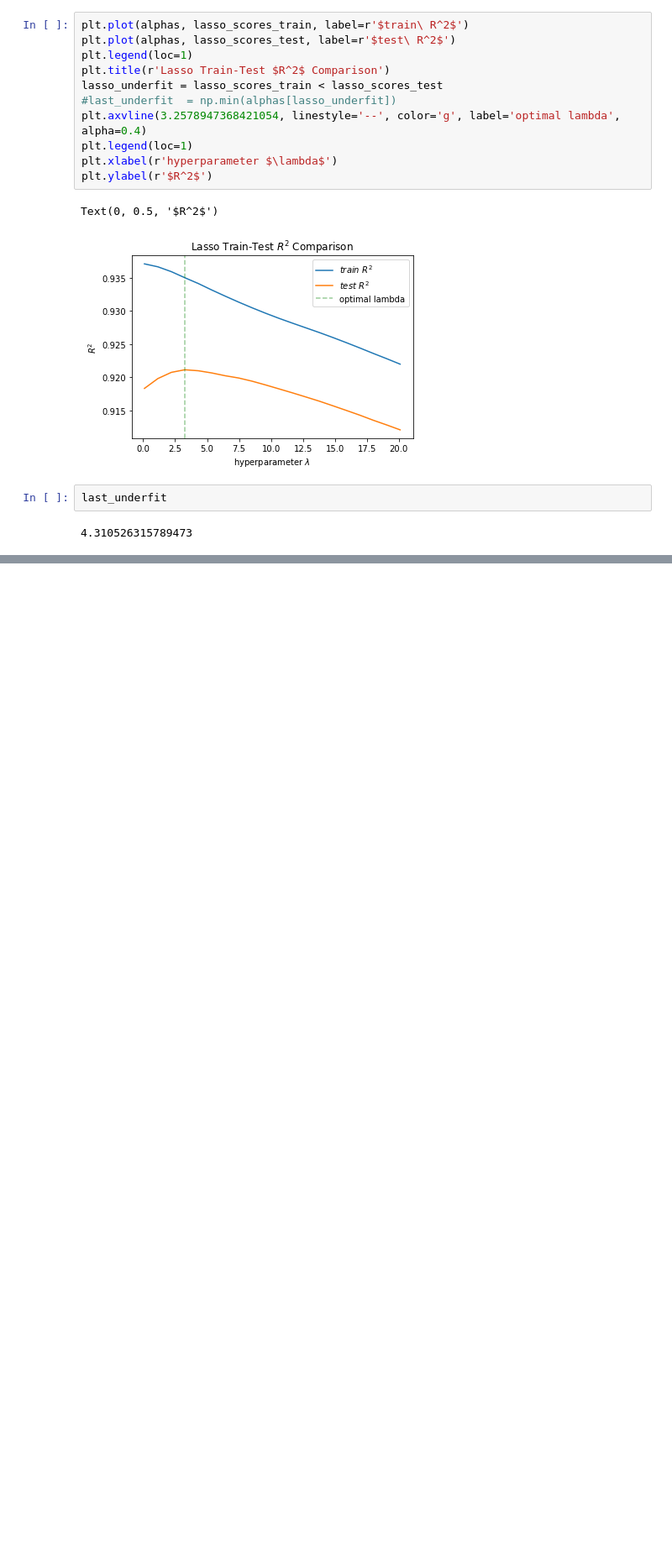
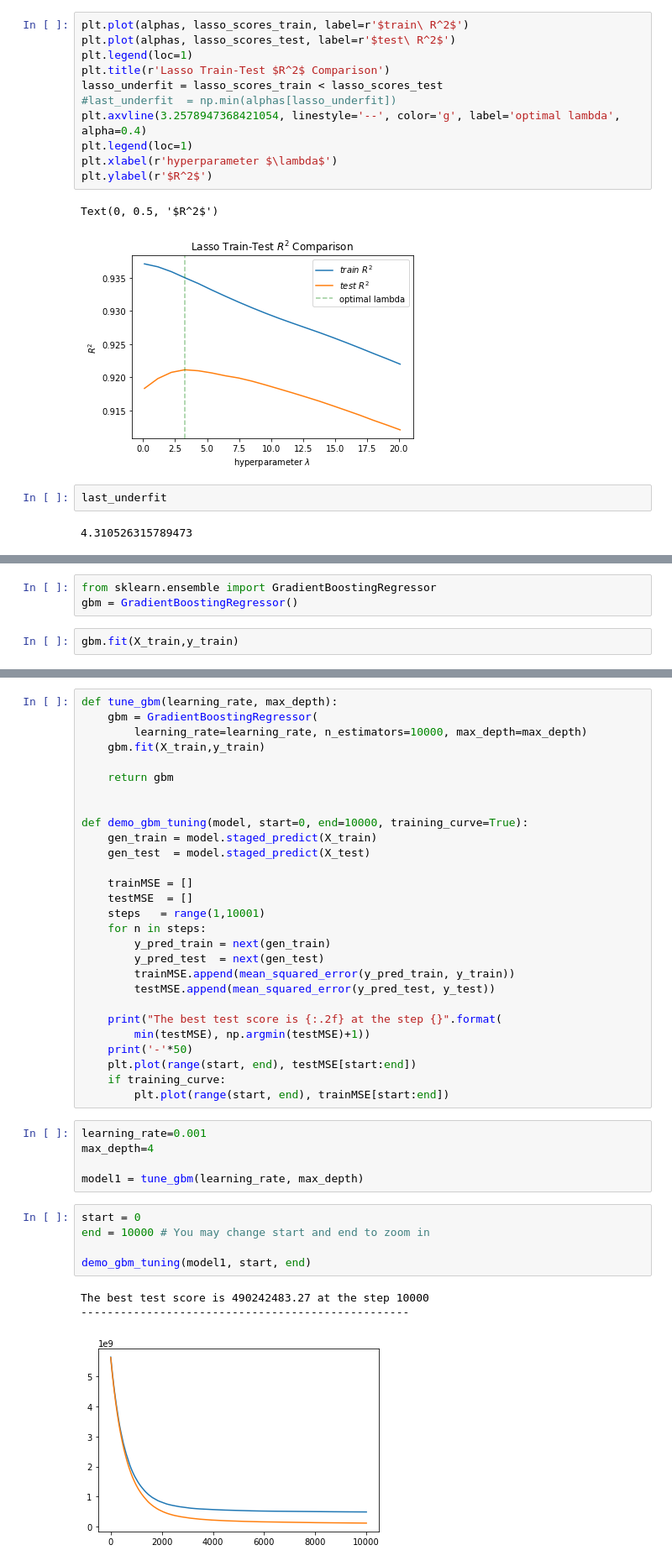
Before and after one commit to mobrien829/ames-ml-project, a Jupyter notebook: Joaquin/Imputed_Data_Model.ipynb, the cells around one changed output, grey strips where cells are left out. Shown at 84% size. Drawn from its saved outputs; the diff is of its cells as text; blank space fills up the shorter version.

Commit message:
Added Random Forest, XG Boost

```diff
--- a/Joaquin/Imputed_Data_Model.ipynb
+++ b/Joaquin/Imputed_Data_Model.ipynb
@@ -1054,0 +1389,5 @@ ValueError: zero-size array to reduction operation minimum which has no identity
+# %%
+from sklearn.ensemble import GradientBoostingRegressor
+gbm = GradientBoostingRegressor()
+# %%
+gbm.fit(X_train,y_train)
@@ -1054,0 +1406,42 @@ ValueError: zero-size array to reduction operation minimum which has no identity
+# %%
+def tune_gbm(learning_rate, max_depth):
+    gbm = GradientBoostingRegressor(
+        learning_rate=learning_rate, n_estimators=10000, max_depth=max_depth)
+    gbm.fit(X_train,y_train)
+
+    return gbm
+
+
+def demo_gbm_tuning(model, start=0, end=10000, training_curve=True):
+    gen_train = model.staged_predict(X_train)
+    gen_test  = model.staged_predict(X_test)
+
+    trainMSE = []
+    testMSE  = []
+    steps   = range(1,10001)
+    for n in steps:
+        y_pred_train = next(gen_train)
+        y_pred_test  = next(gen_test)
+        trainMSE.append(mean_squared_error(y_pred_train, y_train))
+        testMSE.append(mean_squared_error(y_pred_test, y_test))
+
+    print("The best test score is {:.2f} at the step {}".format(
+        min(testMSE), np.argmin(testMSE)+1))
+    print('-'*50)
+    plt.plot(range(start, end), testMSE[start:end])
+    if training_curve:
+        plt.plot(range(start, end), trainMSE[start:end])
+# %%
+learning_rate=0.001
+max_depth=4
+
+model1 = tune_gbm(learning_rate, max_depth)
+# %%
+start = 0
+end = 10000 # You may change start and end to zoom in
+
+demo_gbm_tuning(model1, start, end)
+# %% [output]
+The best test score is 490242483.27 at the step 10000
+--------------------------------------------------
+[figure, added]
```
Also changed, not shown: parts of 57 cells of this notebook, 1 other file.
